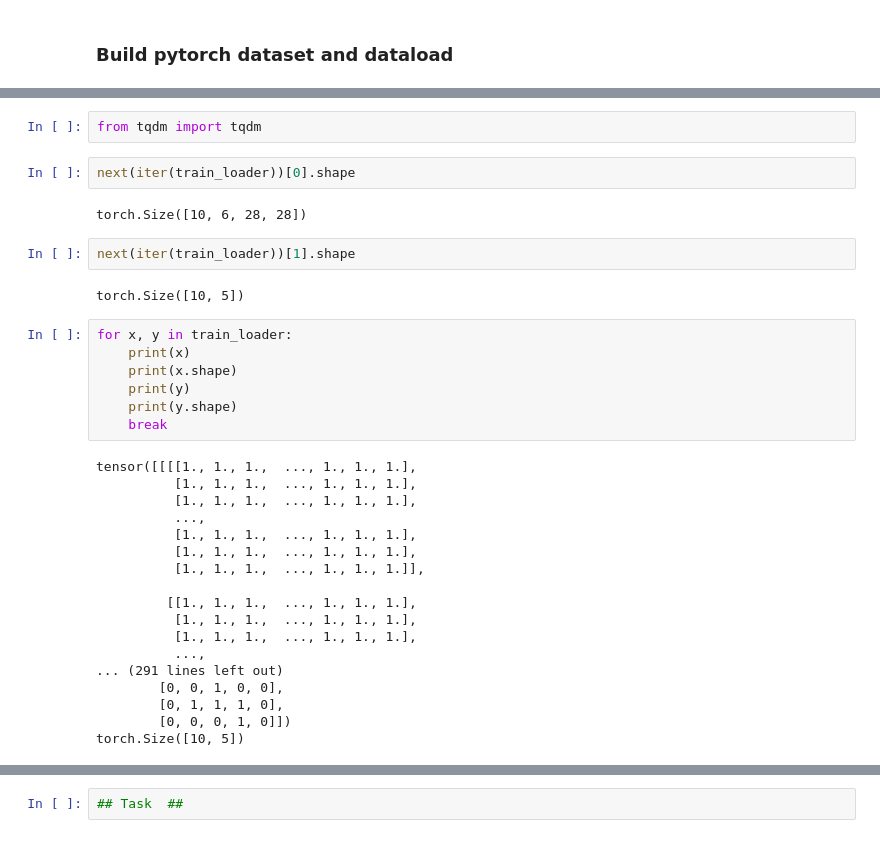
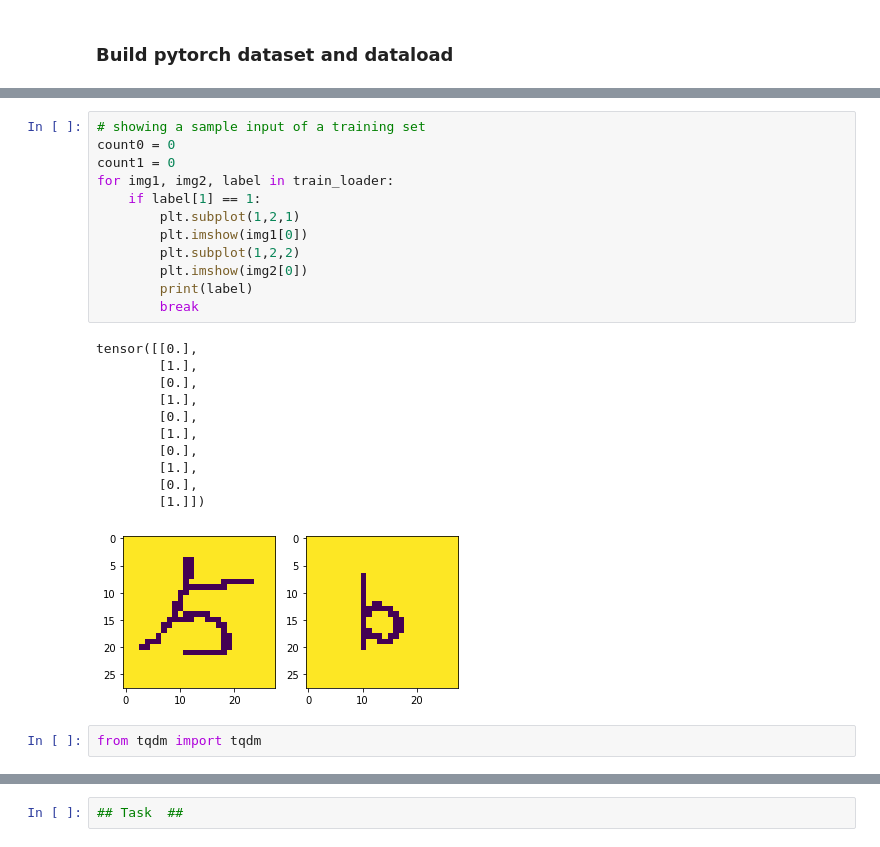
Before and after one commit to mandjevant/tue-deeplearning, a Jupyter notebook: assignments/assignment_1/Assignment_1.ipynb, the cells around one changed output, grey strips where cells are left out. Drawn from its saved outputs; the diff is of its cells as text.

```diff
--- a/assignments/assignment_1/Assignment_1.ipynb
+++ b/assignments/assignment_1/Assignment_1.ipynb
@@ -159,35 +231,26 @@ test_loader = torch.utils.data.DataLoader(test_dataset, batch_size=10)
+# %%
+# showing a sample input of a training set
+count0 = 0
+count1 = 0
+for img1, img2, label in train_loader:
+    if label[1] == 1:
+        plt.subplot(1,2,1)
+        plt.imshow(img1[0])
+        plt.subplot(1,2,2)
+        plt.imshow(img2[0])
+        print(label)
+        break
+# %% [output]
+tensor([[0.],
+        [1.],
+        [0.],
+        [1.],
+        [0.],
+        [1.],
+        [0.],
+        [1.],
+        [0.],
+        [1.]])
+[figure, added]
 # %%
 from tqdm import tqdm
-# %%
-next(iter(train_loader))[0].shape
-# %% [output]
-torch.Size([10, 6, 28, 28])
-# %%
-next(iter(train_loader))[1].shape
-# %% [output]
-torch.Size([10, 5])
-# %%
-for x, y in train_loader:
-    print(x)
-    print(x.shape)
-    print(y)
-    print(y.shape)
-    break
-# %% [output]
-tensor([[[[1., 1., 1.,  ..., 1., 1., 1.],
-          [1., 1., 1.,  ..., 1., 1., 1.],
-          [1., 1., 1.,  ..., 1., 1., 1.],
-          ...,
-          [1., 1., 1.,  ..., 1., 1., 1.],
-          [1., 1., 1.,  ..., 1., 1., 1.],
-          [1., 1., 1.,  ..., 1., 1., 1.]],
-
-         [[1., 1., 1.,  ..., 1., 1., 1.],
-          [1., 1., 1.,  ..., 1., 1., 1.],
-          [1., 1., 1.,  ..., 1., 1., 1.],
-          ...,
-... (291 lines left out)
-        [0, 0, 1, 0, 0],
-        [0, 1, 1, 1, 0],
-        [0, 0, 0, 1, 0]])
-torch.Size([10, 5])
```
Also changed, not shown: parts of 25 cells of this notebook.
